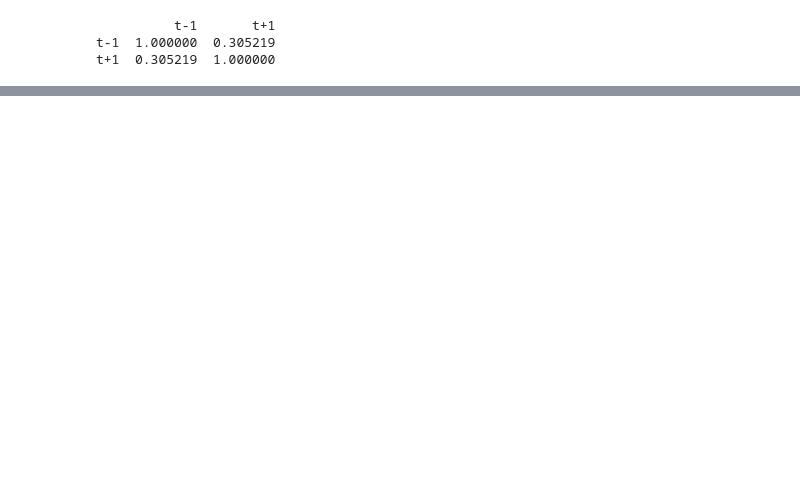
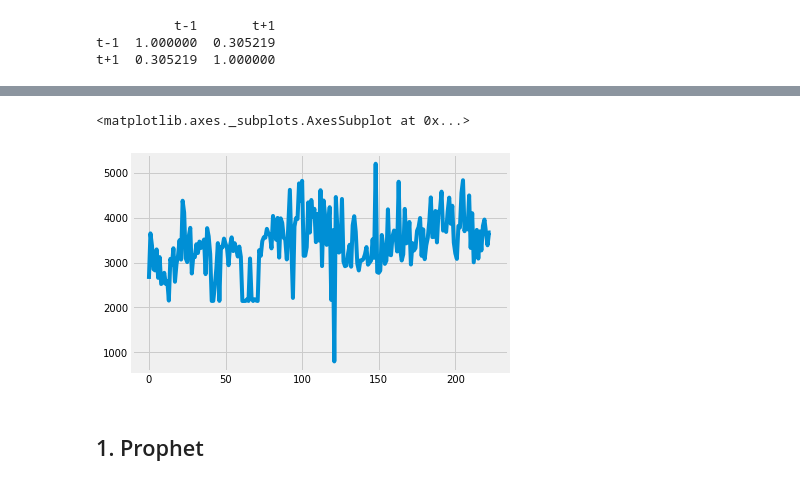
Before and after one commit to jesseanddd/fitbit, a Jupyter notebook: fitbit.ipynb, the cells around one changed output, grey strips where cells are left out. Cells and saved outputs as stored; diff of their text form; code cells hidden in the pictures; blank space fills up the shorter version.

```diff
--- a/fitbit.ipynb
+++ b/fitbit.ipynb
@@ -253,0 +279,6 @@ t+1  0.305219  1.000000
+# %%
+df.rename(columns={'calories_burned': 'Calories Burned'}, inplace=True)
+# %%
+df = df.reset_index()
+fitbit.convert_to_datetime(df, 'Date')
+df.head()
@@ -253,0 +292,7 @@ t+1  0.305219  1.000000
+# %%
+df['Calories Burned'].plot()
+# %% [output]
+<matplotlib.axes._subplots.AxesSubplot at 0x...>
+[figure, added]
+# %% [markdown]
+## 1. Prophet
```
Also changed, not shown: parts of 39 cells of this notebook, 1 other file.
